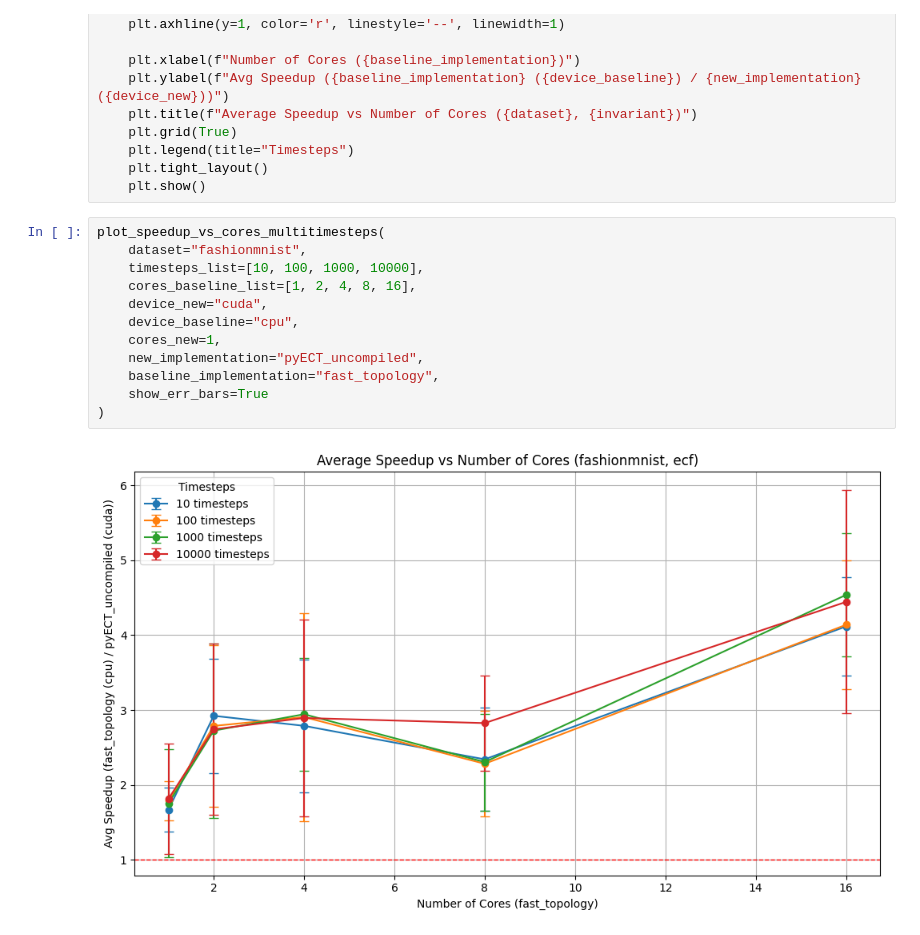
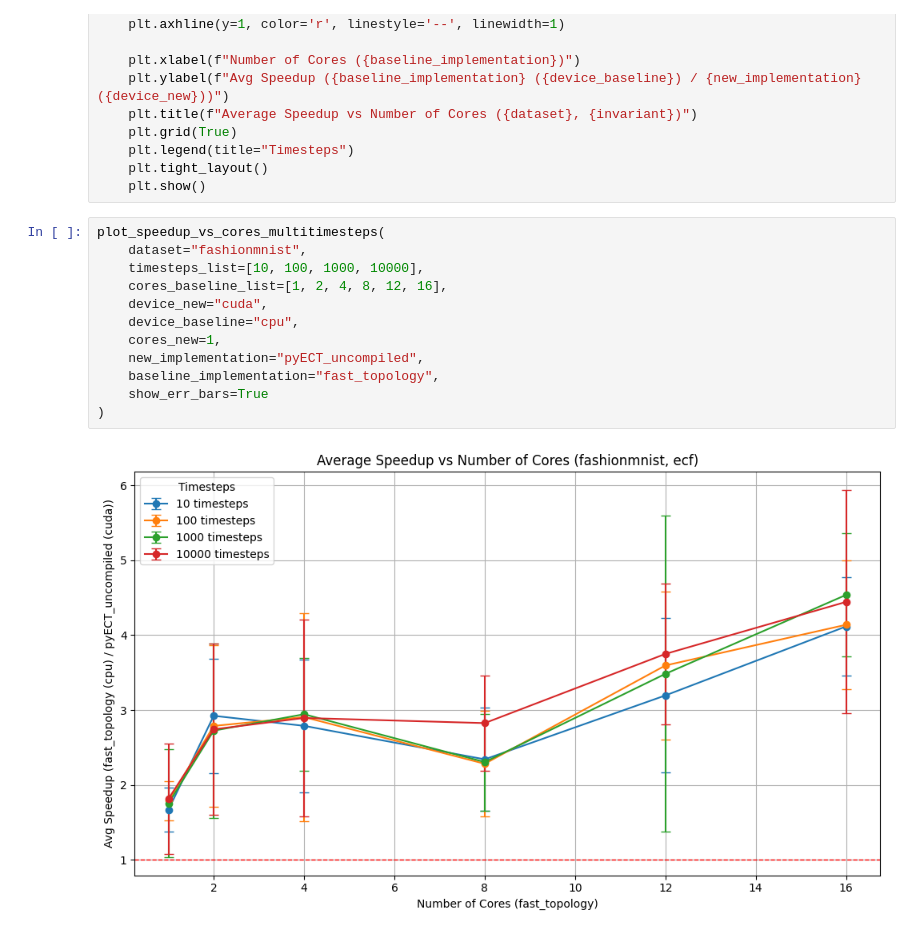
Before and after one commit to compTAG/pyECT-experiments, a Jupyter notebook: figures/create_figs.ipynb, the cells around one changed output. Drawn from its saved outputs; the diff is of its cells as text.

```diff
--- a/figures/create_figs.ipynb
+++ b/figures/create_figs.ipynb
@@ -217,17 +217,17 @@ def plot_speedup_vs_cores_multitimesteps(
 # %%
 plot_speedup_vs_cores_multitimesteps(
     dataset="fashionmnist",
     timesteps_list=[10, 100, 1000, 10000],
-    cores_baseline_list=[1, 2, 4, 8, 16],
+    cores_baseline_list=[1, 2, 4, 8, 12, 16],
     device_new="cuda",
     device_baseline="cpu",
     cores_new=1,
     new_implementation="pyECT_uncompiled",
     baseline_implementation="fast_topology",
     show_err_bars=True
 )
 # %% [output]
-[figure, old version]
+[figure, new version]
 # %%
 plot_speedup_vs_cores_multitimesteps(
     dataset="imagenet",
```
Also changed, not shown: parts of 2 cells of this notebook, 1 other file.
